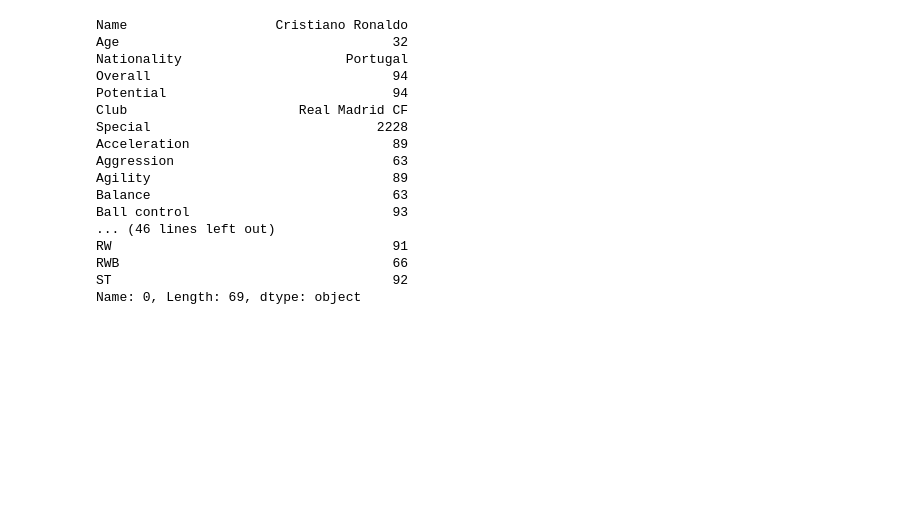
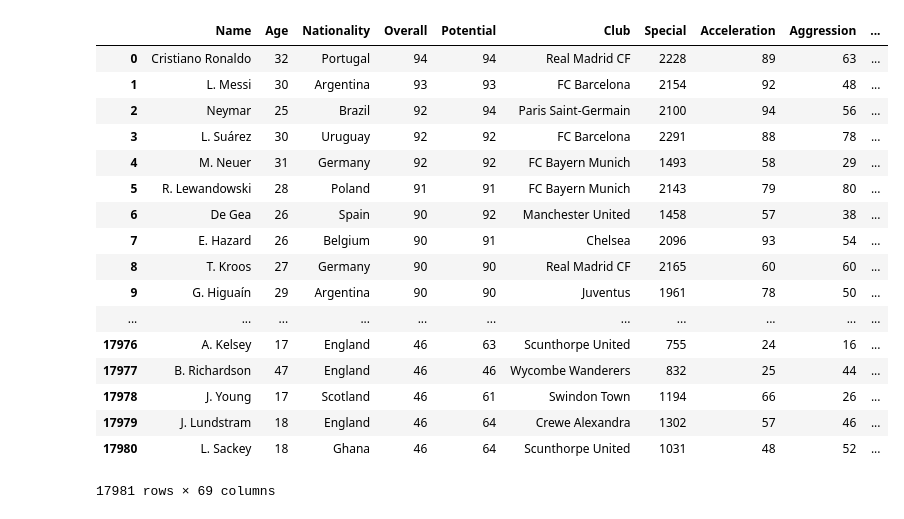
Before and after one commit to MikeStrenk/Modeling-the-World-Cup-2018, a Jupyter notebook: exploratory_notebook.ipynb, the cells around one changed output. Drawn from its saved outputs; the diff is of its cells as text; code cells hidden in the pictures; blank space fills up the shorter version.

```diff
--- a/exploratory_notebook.ipynb
+++ b/exploratory_notebook.ipynb
@@ -3,22 +4,23 @@ import pandas as pd
 # %%
 df = pd.read_csv('resources/fifa-18-demo-player-dataset/CompleteDataset.csv')
 df.drop(columns=['Unnamed: 0', 'Flag', 'Club Logo', 'Value', 'Wage', 'Photo'], inplace=True)
-df.iloc[0]
+df
 # %% [output]
+|  | Name | Age | Nationality | Overall | Potential | Club | Special | Acceleration | Aggression | ... |
+| 0 | Cristiano Ronaldo | 32 | Portugal | 94 | 94 | Real Madrid CF | 2228 | 89 | 63 | ... |
+| 1 | L. Messi | 30 | Argentina | 93 | 93 | FC Barcelona | 2154 | 92 | 48 | ... |
+| 2 | Neymar | 25 | Brazil | 92 | 94 | Paris Saint-Germain | 2100 | 94 | 56 | ... |
+| 3 | L. Suárez | 30 | Uruguay | 92 | 92 | FC Barcelona | 2291 | 88 | 78 | ... |
+| 4 | M. Neuer | 31 | Germany | 92 | 92 | FC Bayern Munich | 1493 | 58 | 29 | ... |
+| 5 | R. Lewandowski | 28 | Poland | 91 | 91 | FC Bayern Munich | 2143 | 79 | 80 | ... |
+| 6 | De Gea | 26 | Spain | 90 | 92 | Manchester United | 1458 | 57 | 38 | ... |
+| 7 | E. Hazard | 26 | Belgium | 90 | 91 | Chelsea | 2096 | 93 | 54 | ... |
+| 8 | T. Kroos | 27 | Germany | 90 | 90 | Real Madrid CF | 2165 | 60 | 60 | ... |
+| 9 | G. Higuaín | 29 | Argentina | 90 | 90 | Juventus | 1961 | 78 | 50 | ... |
+| ... | ... | ... | ... | ... | ... | ... | ... | ... | ... | ... |
+| 17976 | A. Kelsey | 17 | England | 46 | 63 | Scunthorpe United | 755 | 24 | 16 | ... |
+| 17977 | B. Richardson | 47 | England | 46 | 46 | Wycombe Wanderers | 832 | 25 | 44 | ... |
+| 17978 | J. Young | 17 | Scotland | 46 | 61 | Swindon Town | 1194 | 66 | 26 | ... |
+| 17979 | J. Lundstram | 18 | England | 46 | 64 | Crewe Alexandra | 1302 | 57 | 46 | ... |
+| 17980 | L. Sackey | 18 | Ghana | 46 | 64 | Scunthorpe United | 1031 | 48 | 52 | ... |
-Name                   Cristiano Ronaldo
-Age                                   32
-Nationality                     Portugal
-Overall                               94
-Potential                             94
-Club                      Real Madrid CF
-Special                             2228
-Acceleration                          89
-Aggression                            63
-Agility                               89
-Balance                               63
-Ball control                          93
-... (46 lines left out)
-RW                                    91
-RWB                                   66
-ST                                    92
-Name: 0, Length: 69, dtype: object
+17981 rows × 69 columns
```
Also changed, not shown: parts of 8 cells of this notebook.
